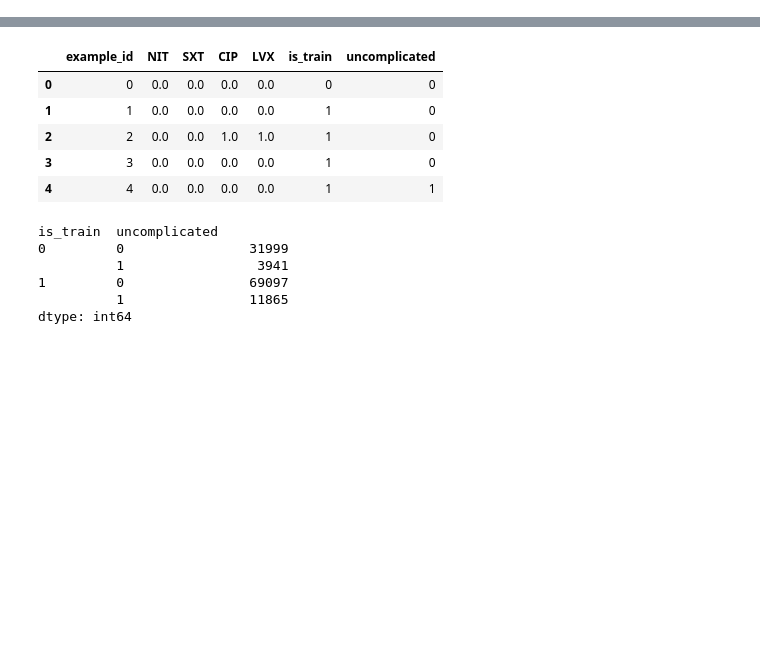
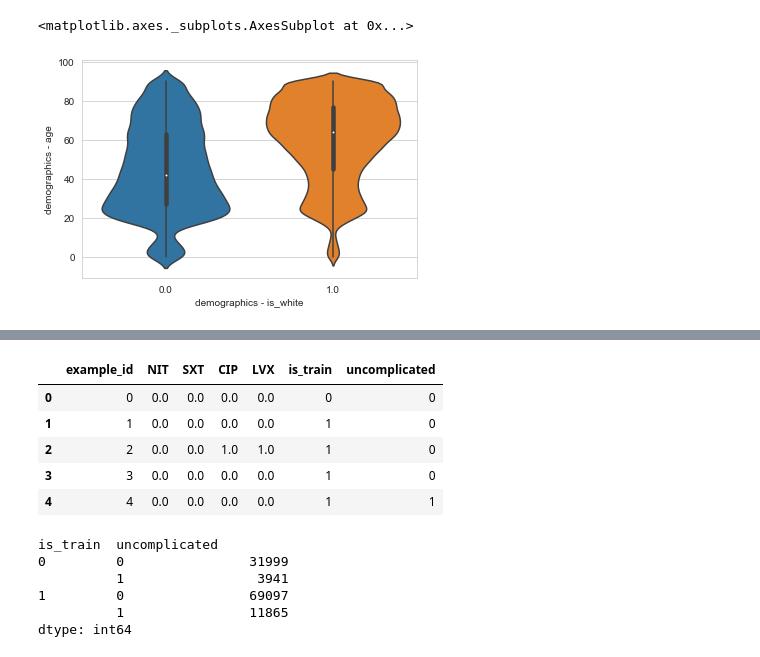
Before and after one commit to garrett-yoon/amr-uti-thesis, a Jupyter notebook: test.ipynb, the cells around one changed output, grey strips where cells are left out. Cells and saved outputs as stored; diff of their text form; code cells hidden in the pictures; blank space fills up the shorter version.

```diff
--- a/test.ipynb
+++ b/test.ipynb
@@ -29,0 +41,5 @@ df_uti_features.head()
+# %%
+sns.violinplot(x = 'demographics - is_white', y = 'demographics - age', data = df_uti_features)
+# %% [output]
+<matplotlib.axes._subplots.AxesSubplot at 0x...>
+[figure, added]
```
Also changed, not shown: parts of 9 cells of this notebook, 1 other file.
